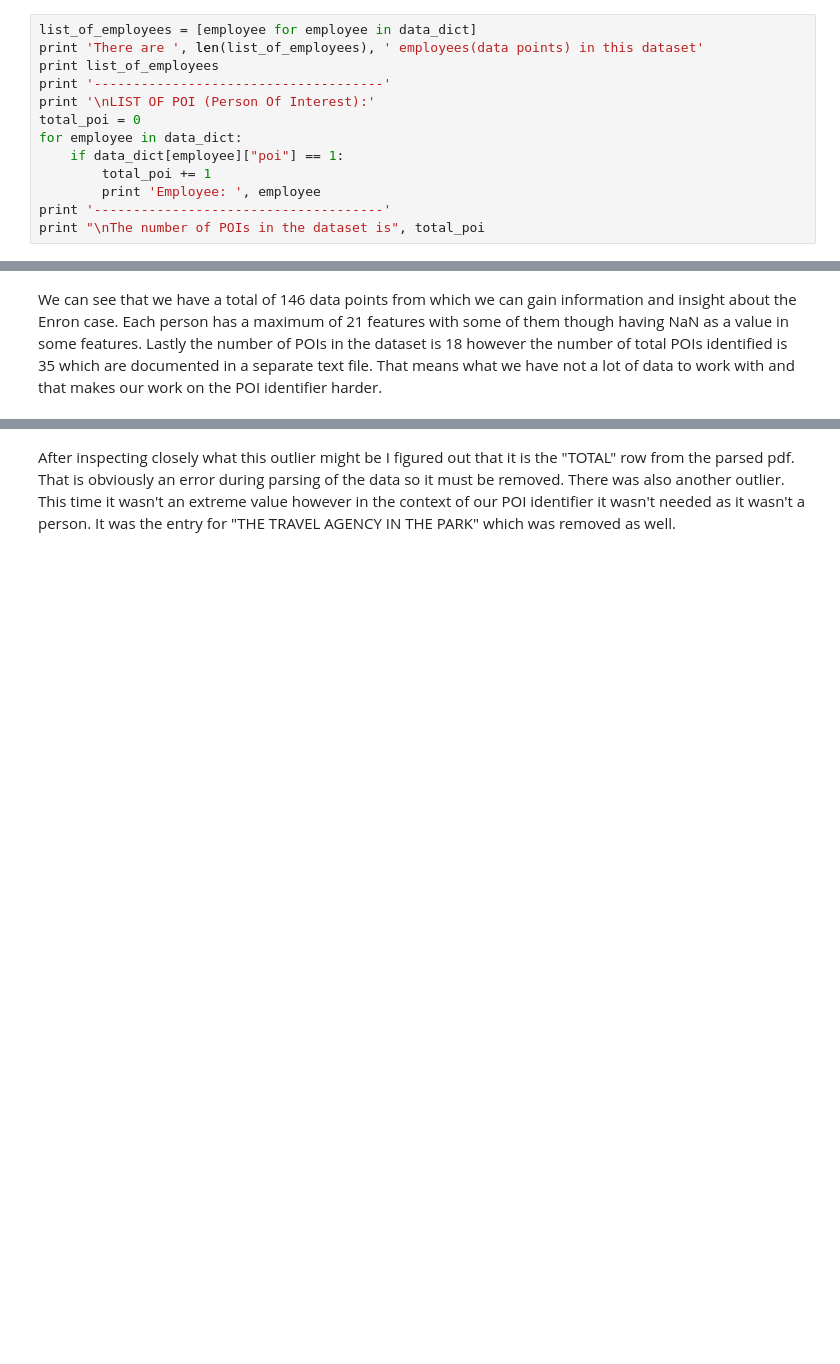
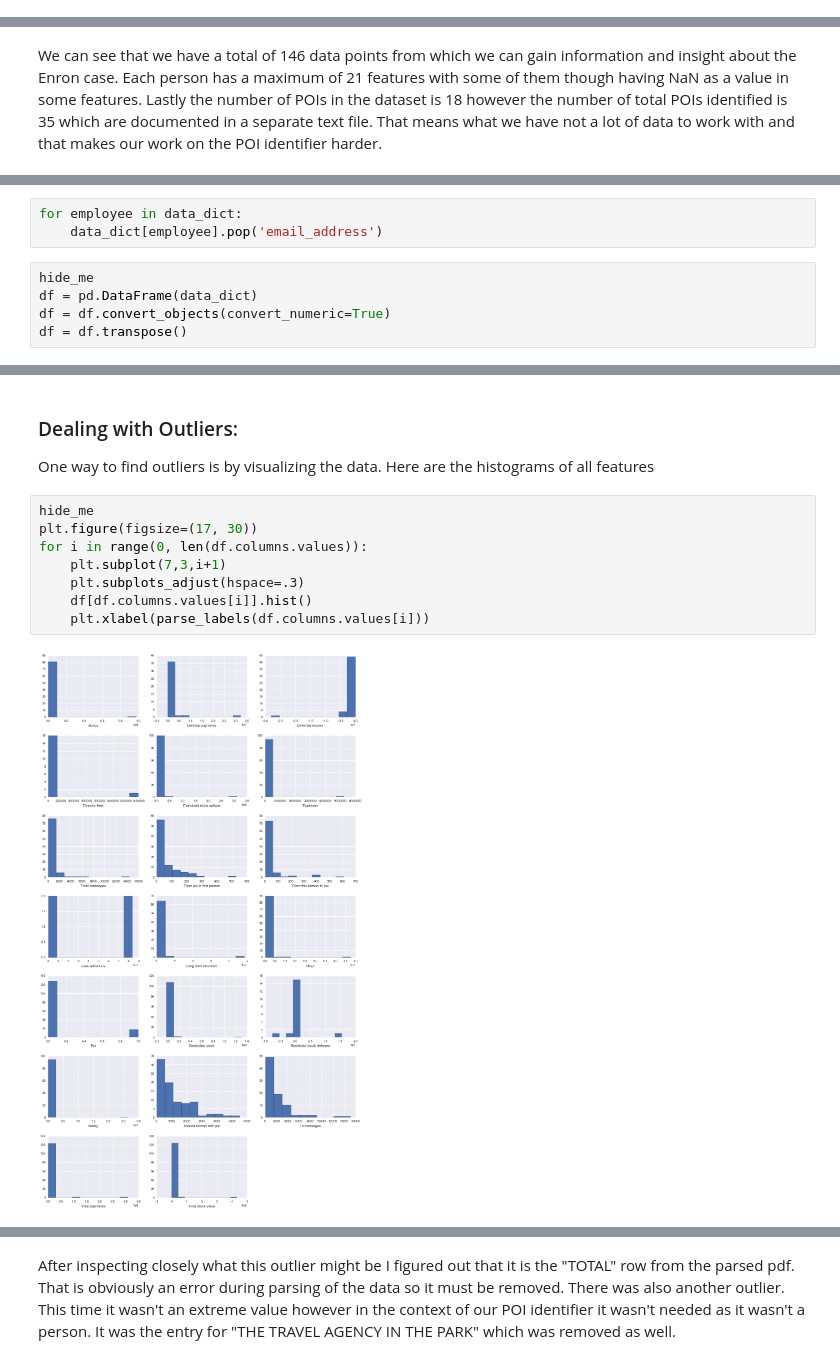
Before and after one commit to ndvo2710/P5_Project, a Jupyter notebook: final_project/Enron_Project.ipynb, the cells around one changed output, grey strips where cells are left out. Drawn from its saved outputs; the diff is of its cells as text; blank space fills up the shorter version.

```diff
--- a/final_project/Enron_Project.ipynb
+++ b/final_project/Enron_Project.ipynb
@@ -29,16 +61,3 @@ with open("final_project_dataset.pkl", "r") as data_file:
     data_dict = pickle.load(data_file)
 # %% [markdown]
 ## II. Data Exploration
-# %%
-list_of_employees = [employee for employee in data_dict]
-print 'There are ', len(list_of_employees), ' employees(data points) in this dataset'
-print list_of_employees
-print '-------------------------------------'
-print '\nLIST OF POI (Person Of Interest):'
-total_poi = 0
-for employee in data_dict:
-    if data_dict[employee]["poi"] == 1:
-        total_poi += 1
-        print 'Employee: ', employee
-print '-------------------------------------'
-print "\nThe number of POIs in the dataset is", total_poi
@@ -111,0 +145,8 @@ def visualise_features(feature1, feature2, fig_name):
+# %%
+for employee in data_dict:
+    data_dict[employee].pop('email_address')
+# %%
+hide_me
+df = pd.DataFrame(data_dict)
+df = df.convert_objects(convert_numeric=True)
+df = df.transpose()
@@ -111,0 +165,14 @@ def visualise_features(feature1, feature2, fig_name):
+# %% [markdown]
+### Dealing with Outliers:
+
+One way to find outliers is by visualizing the data. Here are the histograms of all features
+# %%
+hide_me
+plt.figure(figsize=(17, 30))
+for i in range(0, len(df.columns.values)):
+    plt.subplot(7,3,i+1)
+    plt.subplots_adjust(hspace=.3)
+    df[df.columns.values[i]].hist()
+    plt.xlabel(parse_labels(df.columns.values[i]))
+# %% [output]
+[figure, added]
```
Also changed, not shown: parts of 81 cells of this notebook, 1 other file.
